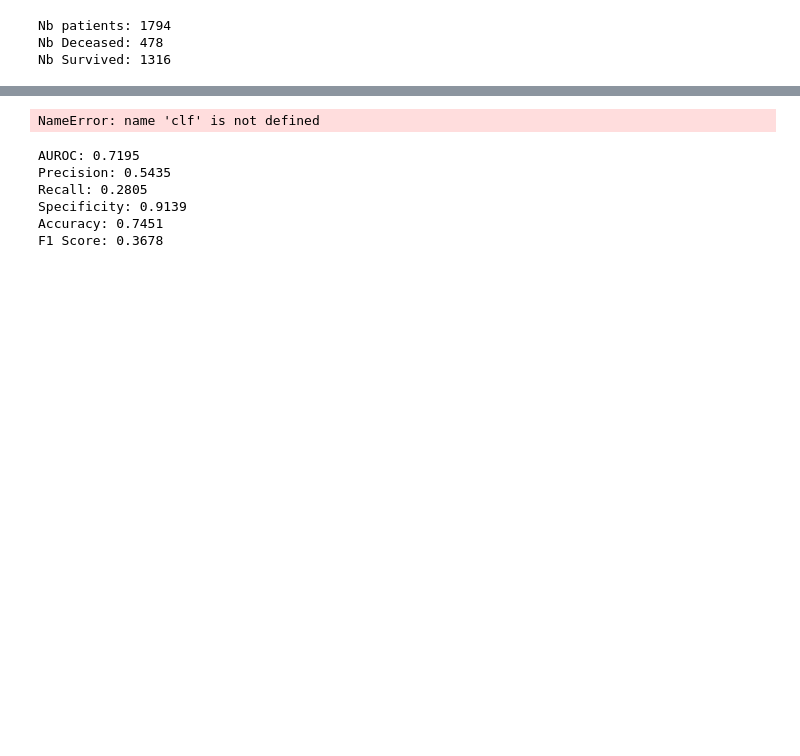
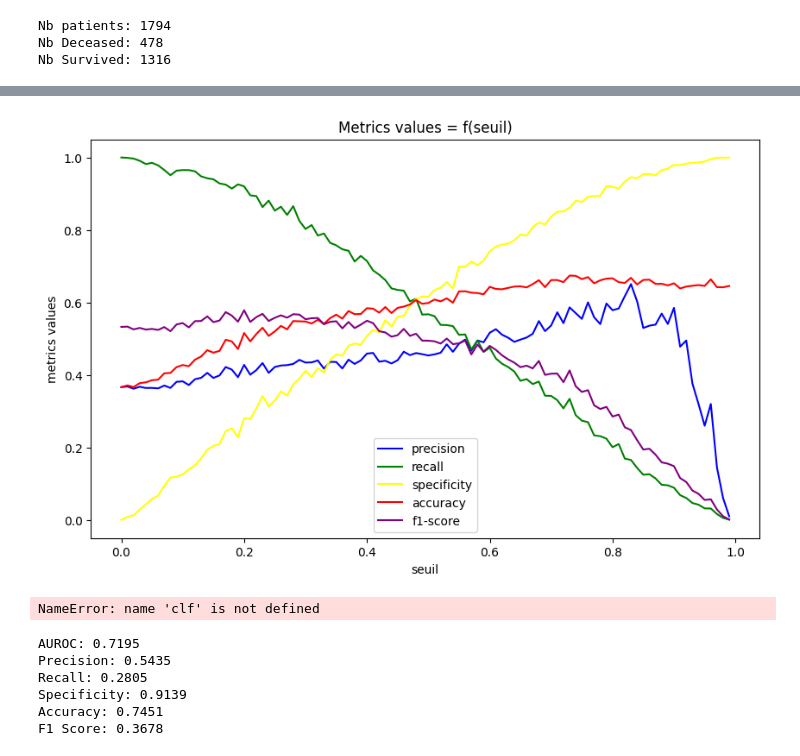
Before and after one commit to clementdlmszs/predictECMO, a Jupyter notebook: models/classicML.ipynb, the cells around one changed output, grey strips where cells are left out. Drawn from its saved outputs; the diff is of its cells as text; code cells hidden in the pictures; blank space fills up the shorter version.

```diff
--- a/models/classicML.ipynb
+++ b/models/classicML.ipynb
@@ -232,3 +319,84 @@ F1 Score: 0.5097
+# %%
+precisions_seuil = []
+recalls_seuil = []
+tnrs_seuil = []
+accuracies_seuil = []
+f1s_seuil = []
+
+seuils = [s/100 for s in range(0,100)]
+
+for seuil in seuils:
+
+    precisions = []
+    recalls = []
+    tnrs = []
+    accuracies = []
+    f1s = []
+
+    for i in range(100):
+        X_train, X_test, y_train, y_test = train_test_split(data, target, test_size=0.2)
+        while np.sum(y_test) == 0:
+            X_train, X_test, y_train, y_test = train_test_split(data, target, test_size=0.2)
+
+
+        class_weights = compute_class_weight('balanced', classes=np.unique(y_train), y=y_train)
+        class_weights = dict(enumerate(class_weights))
+
+        params = {
+            'objective': 'binary',
+            'metric': 'binary_error',
+            'boosting_type': 'gbdt',
+            'num_leaves': 5,
+            'learning_rate': 0.05,
+            'feature_fraction': 0.75,
+            'verbose': -1,
+            'class_weight' : class_weights
+        }
+
+        # clf = lgb.LGBMClassifier(**params)
+        clf = LogisticRegression(solver='sag', penalty='l2', verbose=0, max_iter=1000, class_weight=class_weights)
+        clf.fit(X_train, y_train)
+
+        y_pred_proba = clf.predict_proba(X_test)[:, 1]
+
+        y_pred = (y_pred_proba > seuil).astype(int)
+
+        precision = precision_score(y_test, y_pred, zero_division=0)
+        recall = recall_score(y_test, y_pred, zero_division=0)
+        tnr = tnr_score(y_test, y_pred)
+        f1 = f1_score(y_test, y_pred, zero_division=0)
+        accuracy = accuracy_score(y_test, y_pred)
+
+        precisions.append(precision)
+        recalls.append(recall)
+        tnrs.append(tnr)
+        f1s.append(f1)
+        accuracies.append(accuracy)
+
+    precisions_seuil.append(np.mean(precisions))
+    recalls_seuil.append(np.mean(recalls))
+    tnrs_seuil.append(np.mean(tnrs))
+    accuracies_seuil.append(np.mean(accuracies))
+    f1s_seuil.append(np.mean(f1s))
+
+
+plt.figure(figsize=(10, 6))
+
+plt.plot(seuils, precisions_seuil, label='precision', color='blue')
+plt.plot(seuils, recalls_seuil, label='recall', color='green')
+plt.plot(seuils, tnrs_seuil, label='specificity', color='yellow')
+plt.plot(seuils, accuracies_seuil, label='accuracy', color='red')
+plt.plot(seuils, f1s_seuil, label='f1-score', color='purple')
+
+plt.xlabel('seuil')
+plt.ylabel('metrics values')
+plt.title('Metrics values = f(seuil)')
+
+plt.legend()
+
+plt.show()
+# %% [output]
+[figure, added]
 # %%
 import shap
 
```
Also changed, not shown: parts of 6 cells of this notebook, 3 other files.
